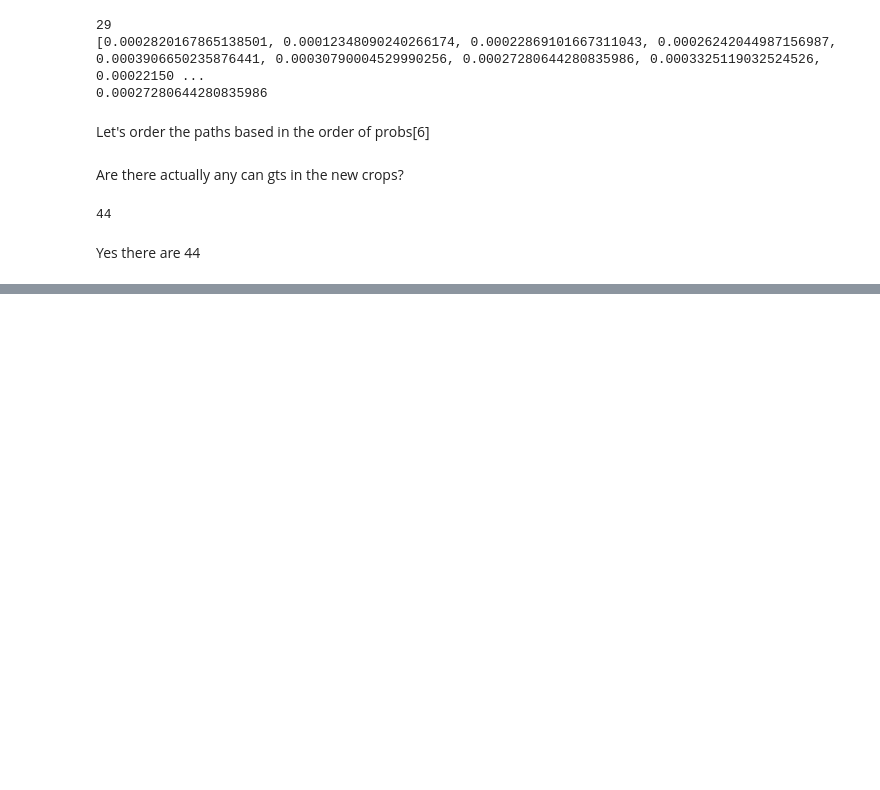
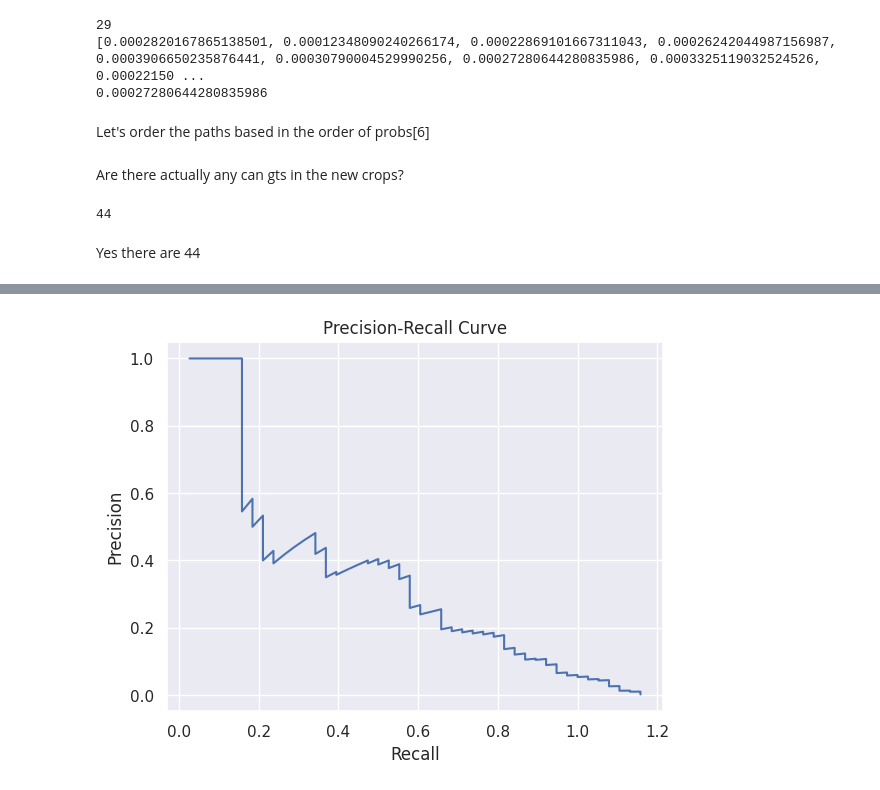
Before and after one commit to blclo/DeepLearningInComputerVision, a Jupyter notebook: P1_2_WasteManagment/notebooks/Average Precision.ipynb, the cells around one changed output, grey strips where cells are left out. Saved outputs shown, nothing was run; the diff lists cells and outputs as text; code cells hidden in the pictures; blank space fills up the shorter version.

Commit message:
completed notebook with graph

```diff
--- a/P1_2_WasteManagment/notebooks/Average Precision.ipynb
+++ b/P1_2_WasteManagment/notebooks/Average Precision.ipynb
@@ -237,0 +240,78 @@ Yes there are 44
+# %%
+def cans_in_path(data):
+    gts_with_path = []
+    # Access and work with the loaded data
+    for path, label in data.items():
+        if 'gt' in path:
+            if label == 6:
+                gts_with_path.append(path)
+
+    return len(gts_with_path)
+# %%
+import numpy as np
+import matplotlib.pyplot as plt
+import json
+
+def detection_matches_ground_truth(path, data_gts):
+    for path_gt, label in data_gts.items():
+        if path == path_gt:
+            if label == 6:
+                return True
+    return False
+
+def cans_in_path(data):
+    gts_with_path = []
+    # Access and work with the loaded data
+    for path, label in data.items():
+        if 'gt' in path:
+            if label == 6:
+                gts_with_path.append(path)
+
+    return len(gts_with_path)
+
+file_path = "/work3/s212725/WasteProject/data/json/paths_to_probs_ordered.json"
+gt_path_labels = "/work3/s212725/WasteProject/data/json/corrected_test_region_proposals_3.json"
+
+# Load the data from the JSON file
+with open(gt_path_labels) as file_gts:
+    data_gts = json.load(file_gts)
+
+# Load the data from the JSON file
+with open(file_path) as file:
+    data = json.load(file)
+
+
+# Initialize variables
+TP = 0
+FP = 0
+GT = cans_in_path(data_gts)
+precision_values = []
+recall_values = []
+
+# Iterate through each detection
+for path, prob in data.items():
+    if detection_matches_ground_truth(path, data_gts):
+        TP += 1
+    else:
+        FP += 1
+
+    # Calculate precision and recall
+    precision = TP / (TP + FP)
+    recall = TP / GT
+
+    # Append precision and recall values
+    precision_values.append(precision)
+    recall_values.append(recall)
+
+# Plot the precision-recall curve
+plt.plot(recall_values, precision_values)
+plt.xlabel('Recall')
+plt.ylabel('Precision')
+plt.title('Precision-Recall Curve')
+plt.show()
+
+# Calculate mean precision and mean recall
+mean_precision = np.mean(precision_values)
+mean_recall = np.mean(recall_values)
+# %% [output]
+[figure, added]
```
Also changed, not shown: parts of 3 cells of this notebook.
